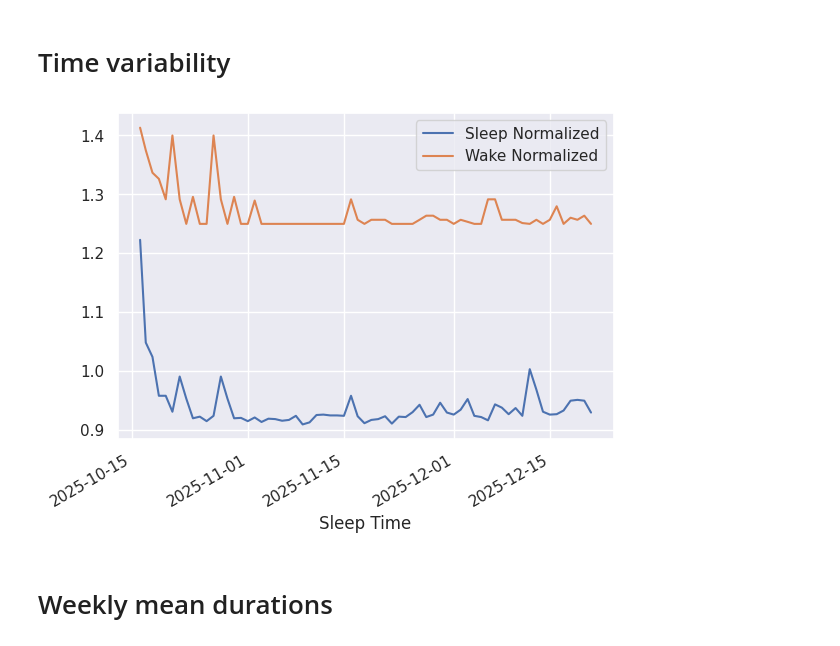
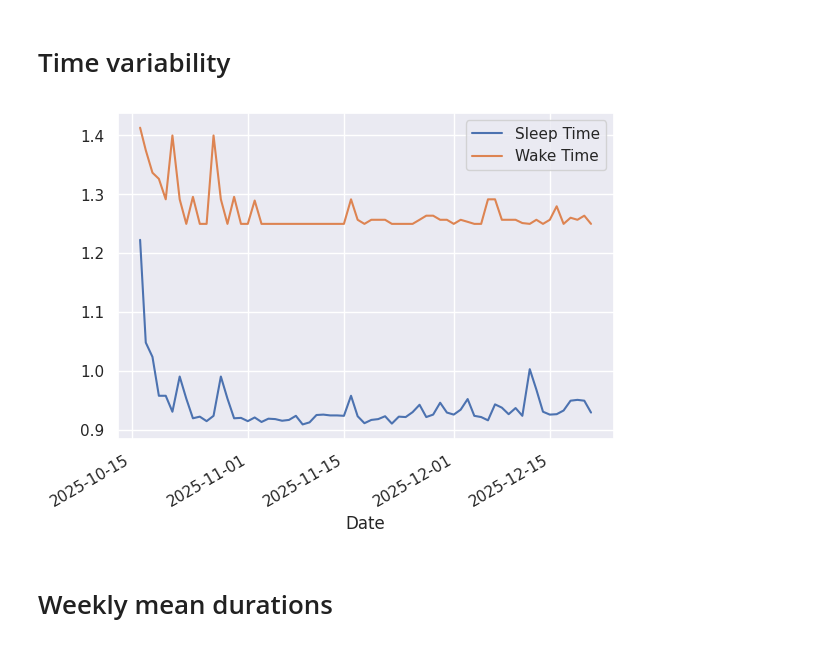
Before and after one commit to philexfertich/sleep-logs-eda, a Jupyter notebook: SleepLogsEDA.ipynb, the cells around one changed output. Cells and saved outputs as stored; diff of their text form; code cells hidden in the pictures.

```diff
--- a/SleepLogsEDA.ipynb
+++ b/SleepLogsEDA.ipynb
@@ -59,20 +25,19 @@ memory usage: 2.2+ KB
 # %%
 def normalize(s):
     s = s - pd.to_datetime(logs['Sleep Time'].dt.date)
     s = (s / pd.to_timedelta('1 days'))
     s = s.mask(s < 0.5, lambda v: v + 1)
     return s
 
-logs[['Sleep Normalized', 'Wake Normalized']] = logs[['Sleep Time', 'Wake Time']].apply(normalize)
-logs[['Sleep Time', 'Sleep Normalized', 'Wake Normalized']].plot(
-    x='Sleep Time',
-)
+normalized = logs[['Sleep Time', 'Wake Time']].apply(normalize).copy()
+normalized['Date'] = logs['Sleep Time']
+normalized.plot(x='Date')
 
-logs = logs.drop(['Sleep Normalized', 'Wake Normalized'], axis=1)
+del normalized
 
 plt.show()
 # %% [output]
-[figure, old version]
+[figure, new version]
 # %% [markdown]
 # Weekly mean durations
 # %%
```
Also changed, not shown: parts of 5 cells of this notebook.
